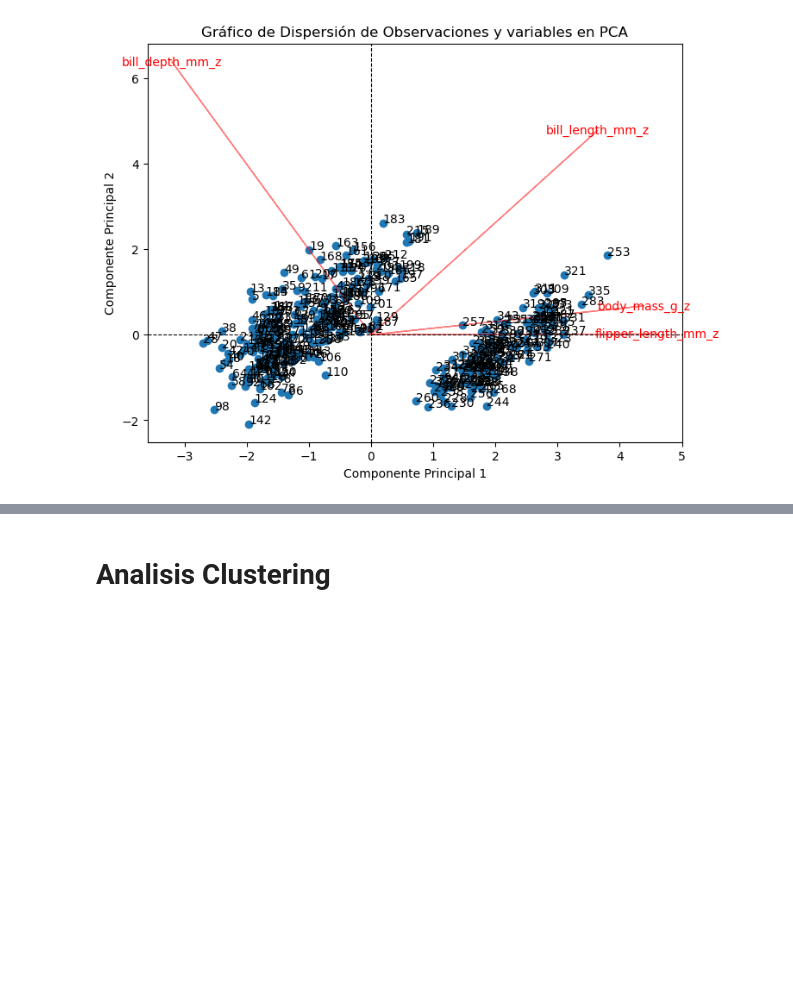
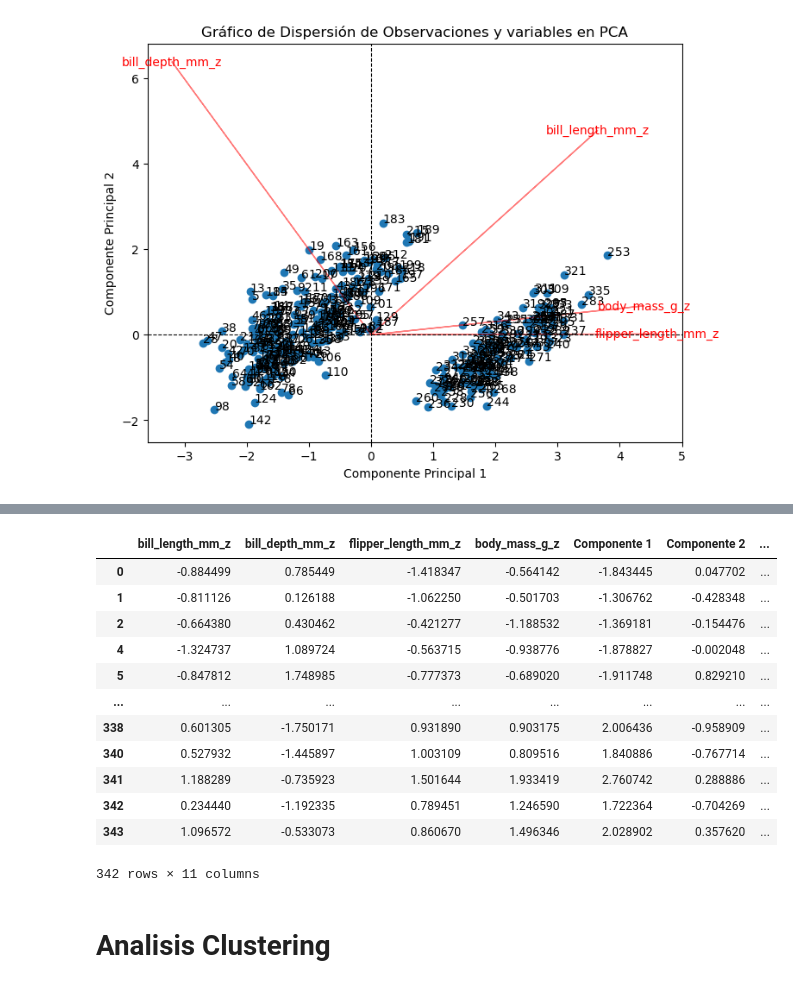
Before and after one commit to CharlieSalsa/Tareas_Master, a Jupyter notebook: MineriaDeDatos/Parte2/TareaP2.ipynb, the cells around one changed output, grey strips where cells are left out. Cells and saved outputs as stored; diff of their text form; code cells hidden in the pictures; blank space fills up the shorter version.

```diff
--- a/MineriaDeDatos/Parte2/TareaP2.ipynb
+++ b/MineriaDeDatos/Parte2/TareaP2.ipynb
@@ -338,0 +383,2 @@ fm2.plot_pca_scatter_with_vectors(pca, datos_estandarizados, fit.n_components, f
+# %%
+contribuciones_proporcionales_01 = contribuciones_proporcionales / 100
@@ -339,3 +393,29 @@ fm2.plot_pca_scatter_with_vectors(pca, datos_estandarizados, fit.n_components, f
+# %%
+resultados = []
+
+for index, row in datos_componentes[numericas_estandarizados].iterrows():
+    resultado = 0
+    for index2, row2 in contribuciones_proporcionales_01.iterrows():
+        resultado += (row[index2]*row2[0] + row[index2]*row2[1])
+    resultados.append(resultado)
+
+datos_componentes['indice_ponderado'] = resultados
+# %%
+datos_componentes
+# %% [output]
+|  | bill_length_mm_z | bill_depth_mm_z | flipper_length_mm_z | body_mass_g_z | Componente 1 | Componente 2 | ... |
+| 0 | -0.884499 | 0.785449 | -1.418347 | -0.564142 | -1.843445 | 0.047702 | ... |
+| 1 | -0.811126 | 0.126188 | -1.062250 | -0.501703 | -1.306762 | -0.428348 | ... |
+| 2 | -0.664380 | 0.430462 | -0.421277 | -1.188532 | -1.369181 | -0.154476 | ... |
+| 4 | -1.324737 | 1.089724 | -0.563715 | -0.938776 | -1.878827 | -0.002048 | ... |
+| 5 | -0.847812 | 1.748985 | -0.777373 | -0.689020 | -1.911748 | 0.829210 | ... |
+| ... | ... | ... | ... | ... | ... | ... | ... |
+| 338 | 0.601305 | -1.750171 | 0.931890 | 0.903175 | 2.006436 | -0.958909 | ... |
+| 340 | 0.527932 | -1.445897 | 1.003109 | 0.809516 | 1.840886 | -0.767714 | ... |
+| 341 | 1.188289 | -0.735923 | 1.501644 | 1.933419 | 2.760742 | 0.288886 | ... |
+| 342 | 0.234440 | -1.192335 | 0.789451 | 1.246590 | 1.722364 | -0.704269 | ... |
+| 343 | 1.096572 | -0.533073 | 0.860670 | 1.496346 | 2.028902 | 0.357620 | ... |
+342 rows × 11 columns
 # %% [markdown]
 # Analisis Clustering
 # %%
```
Also changed, not shown: parts of 9 cells of this notebook.
